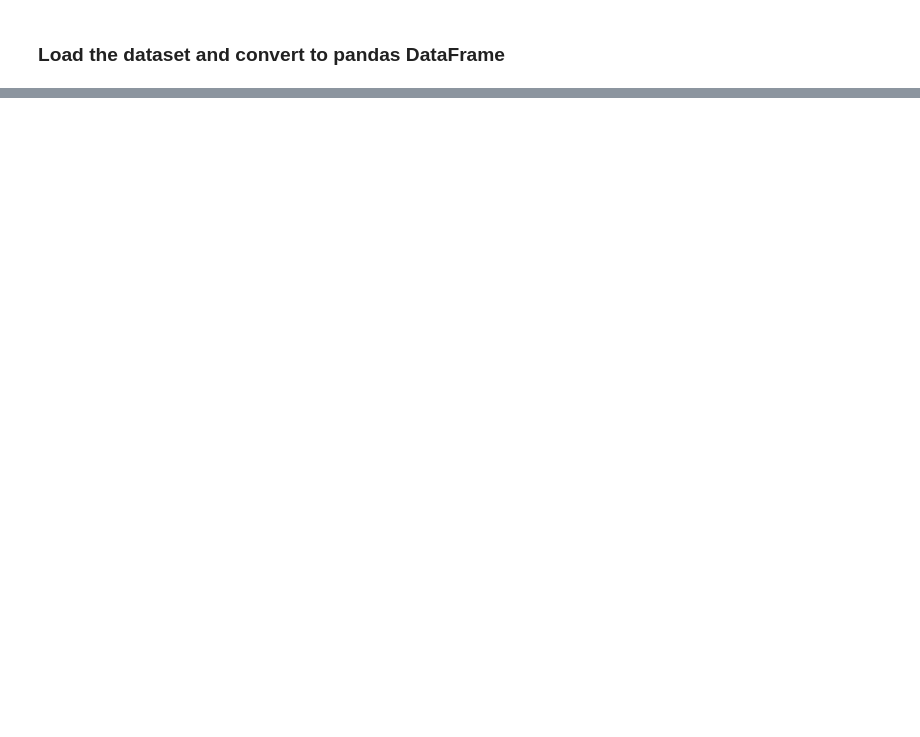
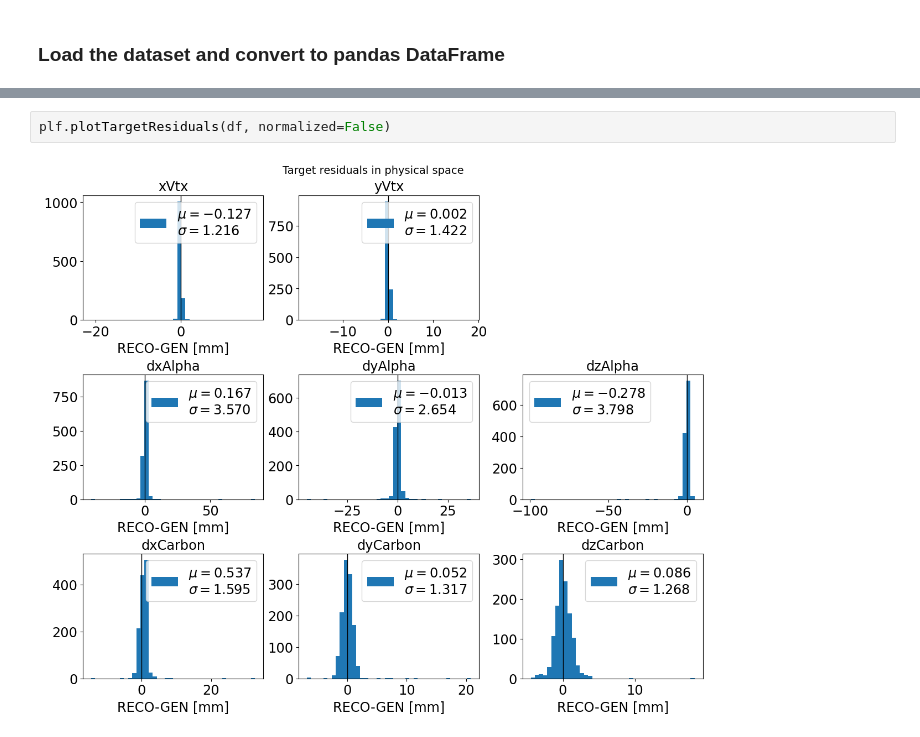
Before and after one commit to akalinow/TPCReco, a Jupyter notebook: PythonAnalysis/ipynb/ELITPC_analysis.ipynb, the cells around one changed output, grey strips where cells are left out. Drawn from its saved outputs; the diff is of its cells as text; blank space fills up the shorter version.

Commit message:
Add files via upload
final notebooks for ml and evaluation in relative target coordinates

```diff
--- a/PythonAnalysis/ipynb/ELITPC_analysis.ipynb
+++ b/PythonAnalysis/ipynb/ELITPC_analysis.ipynb
@@ -196,0 +247,4 @@ plf.plotEndPointRes(df=df_UVWT, edge="Carbon", coordinates=["u", "v", "w", "t"])
+# %%
+plf.plotTargetResiduals(df, normalized=False)
+# %% [output]
+[figure, added]
```
Also changed, not shown: parts of 23 cells of this notebook, 2 other files.
